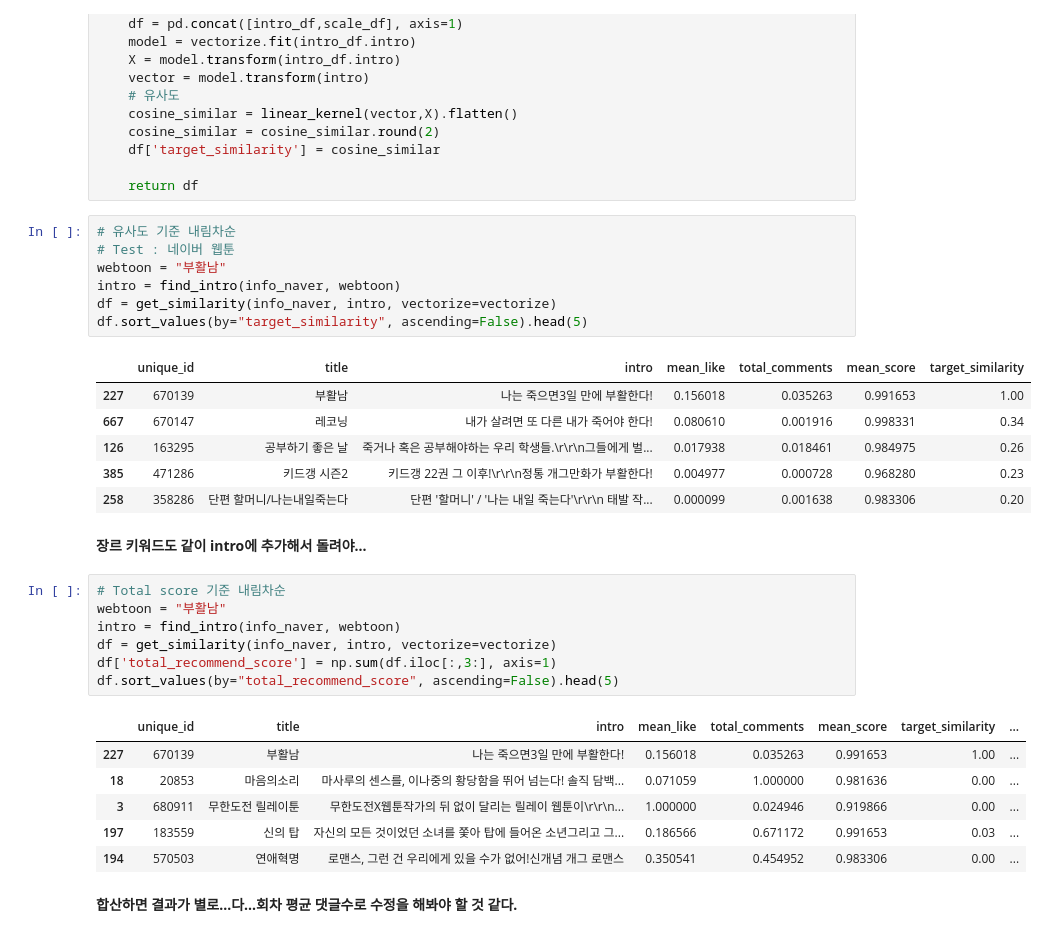
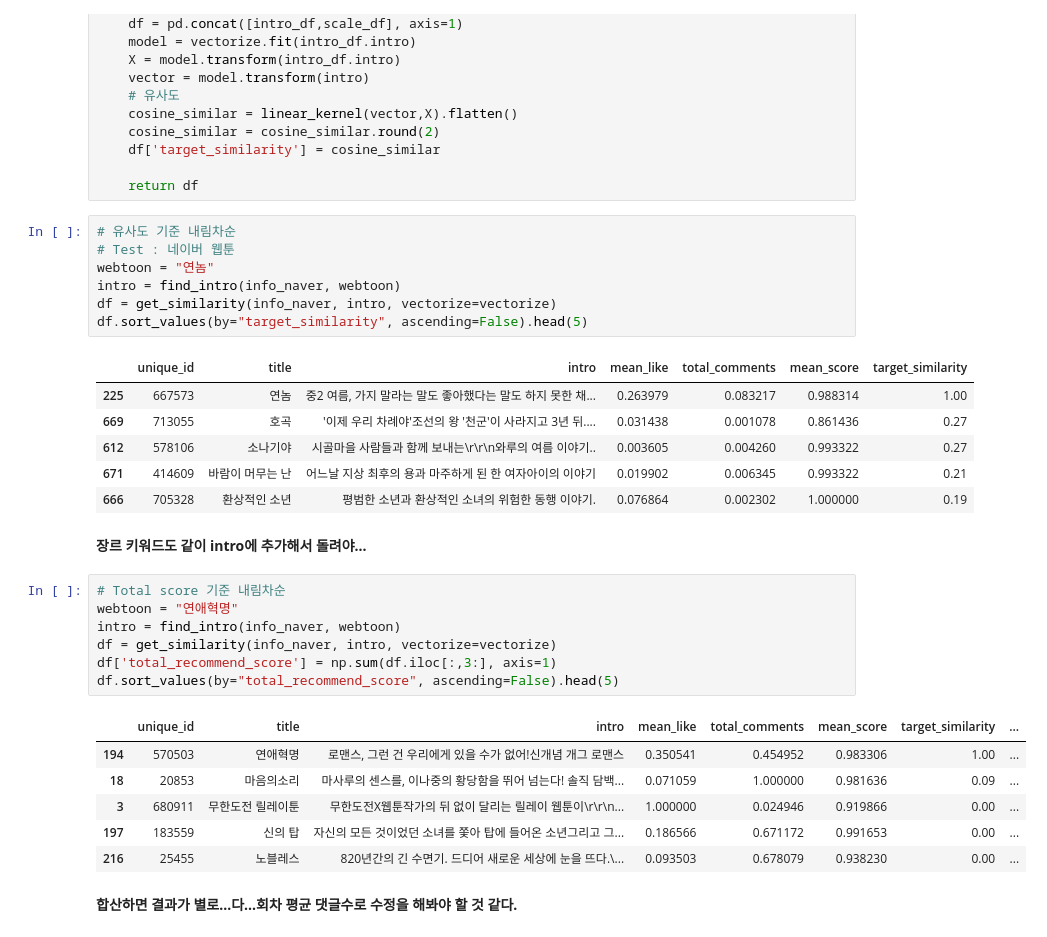
Before and after one commit to brightscannon/Webtoon_recommand_system, a Jupyter notebook: 3.Naver_modeling_1st.ipynb, the cells around one changed output. Cells and saved outputs as stored; diff of their text form.

```diff
--- a/3.Naver_modeling_1st.ipynb
+++ b/3.Naver_modeling_1st.ipynb
@@ -165,33 +165,33 @@ def get_similarity(df,intro, vectorize):
 # %%
 # 유사도 기준 내림차순
 # Test : 네이버 웹툰
-webtoon = "부활남"
+webtoon = "연놈"
 intro = find_intro(info_naver, webtoon)
 df = get_similarity(info_naver, intro, vectorize=vectorize)
 df.sort_values(by="target_similarity", ascending=False).head(5)
 # %% [output]
 |  | unique_id | title | intro | mean_like | total_comments | mean_score | target_similarity |
-| 227 | 670139 | 부활남 | 나는 죽으면3일 만에 부활한다! | 0.156018 | 0.035263 | 0.991653 | 1.00 |
-| 667 | 670147 | 레코닝 | 내가 살려면 또 다른 내가 죽어야 한다! | 0.080610 | 0.001916 | 0.998331 | 0.34 |
-| 126 | 163295 | 공부하기 좋은 날 | 죽거나 혹은 공부해야하는 우리 학생들.\r\r\n그들에게 벌... | 0.017938 | 0.018461 | 0.984975 | 0.26 |
-| 385 | 471286 | 키드갱 시즌2 | 키드갱 22권 그 이후!\r\r\n정통 개그만화가 부활한다! | 0.004977 | 0.000728 | 0.968280 | 0.23 |
-| 258 | 358286 | 단편 할머니/나는내일죽는다 | 단편 '할머니' / '나는 내일 죽는다'\r\r\n 태발 작... | 0.000099 | 0.001638 | 0.983306 | 0.20 |
+| 225 | 667573 | 연놈 | 중2 여름, 가지 말라는 말도 좋아했다는 말도 하지 못한 채... | 0.263979 | 0.083217 | 0.988314 | 1.00 |
+| 669 | 713055 | 호곡 | '이제 우리 차례야'조선의 왕 '천군'이 사라지고 3년 뒤.... | 0.031438 | 0.001078 | 0.861436 | 0.27 |
+| 612 | 578106 | 소나기야 | 시골마을 사람들과 함께 보내는\r\r\n와루의 여름 이야기.. | 0.003605 | 0.004260 | 0.993322 | 0.27 |
+| 671 | 414609 | 바람이 머무는 난 | 어느날 지상 최후의 용과 마주하게 된 한 여자아이의 이야기 | 0.019902 | 0.006345 | 0.993322 | 0.21 |
+| 666 | 705328 | 환상적인 소년 | 평범한 소년과 환상적인 소녀의 위험한 동행 이야기. | 0.076864 | 0.002302 | 1.000000 | 0.19 |
 # %% [markdown]
 **장르 키워드도 같이 intro에 추가해서 돌려야...**
 # %%
 # Total score 기준 내림차순
-webtoon = "부활남"
+webtoon = "연애혁명"
 intro = find_intro(info_naver, webtoon)
 df = get_similarity(info_naver, intro, vectorize=vectorize)
 df['total_recommend_score'] = np.sum(df.iloc[:,3:], axis=1)
 df.sort_values(by="total_recommend_score", ascending=False).head(5)
 # %% [output]
 |  | unique_id | title | intro | mean_like | total_comments | mean_score | target_similarity | ... |
-| 227 | 670139 | 부활남 | 나는 죽으면3일 만에 부활한다! | 0.156018 | 0.035263 | 0.991653 | 1.00 | ... |
-| 18 | 20853 | 마음의소리 | 마사루의 센스를, 이나중의 황당함을 뛰어 넘는다! 솔직 담백... | 0.071059 | 1.000000 | 0.981636 | 0.00 | ... |
+| 194 | 570503 | 연애혁명 | 로맨스, 그런 건 우리에게 있을 수가 없어!신개념 개그 로맨스 | 0.350541 | 0.454952 | 0.983306 | 1.00 | ... |
+| 18 | 20853 | 마음의소리 | 마사루의 센스를, 이나중의 황당함을 뛰어 넘는다! 솔직 담백... | 0.071059 | 1.000000 | 0.981636 | 0.09 | ... |
 | 3 | 680911 | 무한도전 릴레이툰 | 무한도전X웹툰작가의 뒤 없이 달리는 릴레이 웹툰이\r\r\n... | 1.000000 | 0.024946 | 0.919866 | 0.00 | ... |
-| 197 | 183559 | 신의 탑 | 자신의 모든 것이었던 소녀를 쫓아 탑에 들어온 소년그리고 그... | 0.186566 | 0.671172 | 0.991653 | 0.03 | ... |
-| 194 | 570503 | 연애혁명 | 로맨스, 그런 건 우리에게 있을 수가 없어!신개념 개그 로맨스 | 0.350541 | 0.454952 | 0.983306 | 0.00 | ... |
+| 197 | 183559 | 신의 탑 | 자신의 모든 것이었던 소녀를 쫓아 탑에 들어온 소년그리고 그... | 0.186566 | 0.671172 | 0.991653 | 0.00 | ... |
+| 216 | 25455 | 노블레스 | 820년간의 긴 수면기. 드디어 새로운 세상에 눈을 뜨다.\... | 0.093503 | 0.678079 | 0.938230 | 0.00 | ... |
 # %% [markdown]
 **합산하면 결과가 별로...다...회차 평균 댓글수로 수정을 해봐야 할 것 같다.**
 # %%
```
Also changed, not shown: parts of 3 cells of this notebook.
